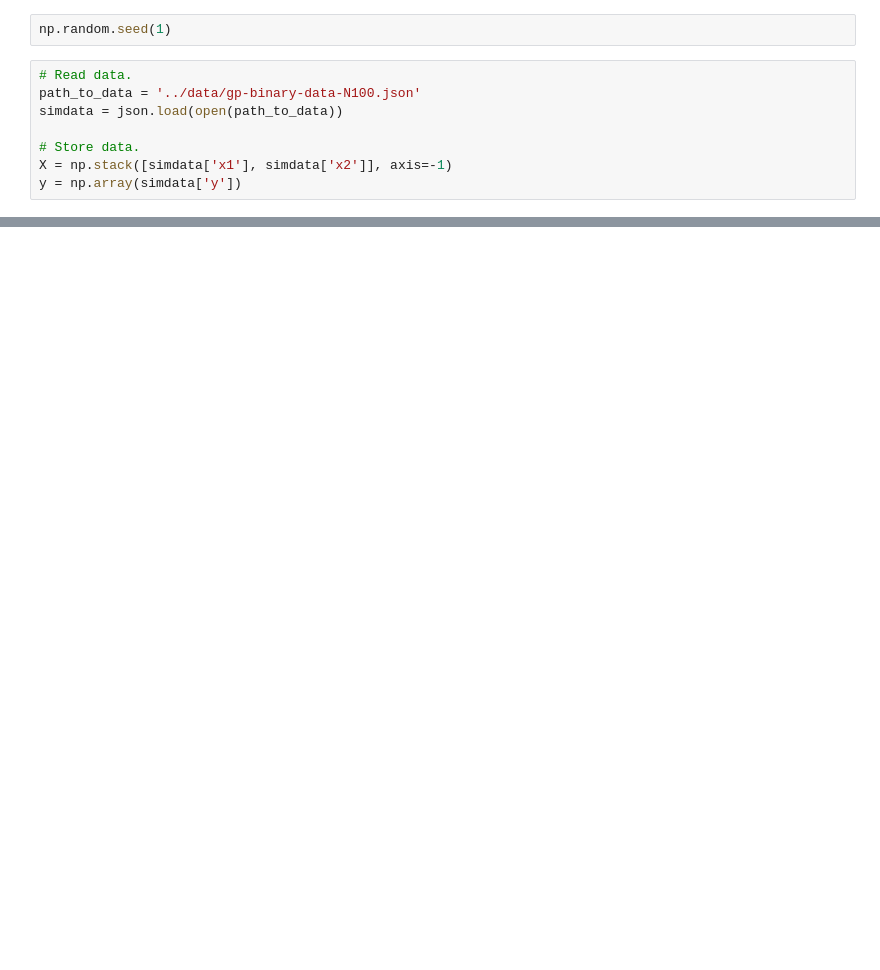
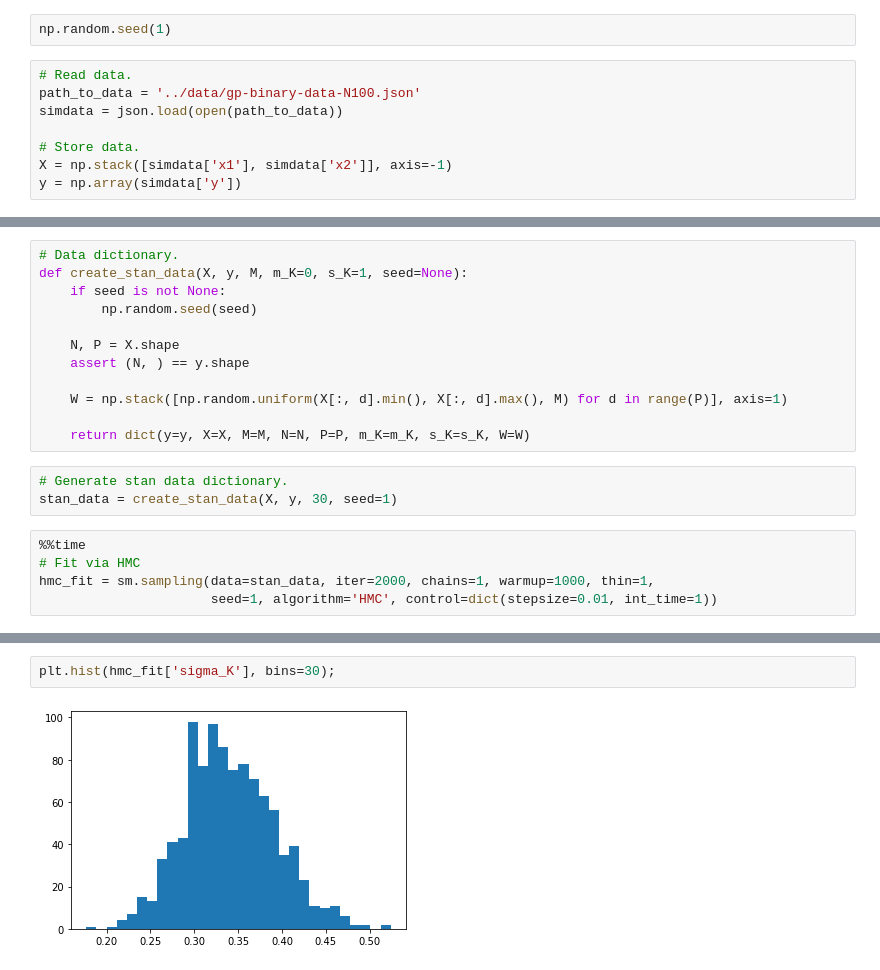
Before and after one commit to luiarthur/TuringBnpBenchmarks, a Jupyter notebook: src/gp-binary/notebooks/gp_binary_stan.ipynb, the cells around one changed output, grey strips where cells are left out. Cells and saved outputs as stored; diff of their text form; blank space fills up the shorter version.

```diff
--- a/src/gp-binary/notebooks/gp_binary_stan.ipynb
+++ b/src/gp-binary/notebooks/gp_binary_stan.ipynb
@@ -49,0 +102,20 @@ plot_data(X, y)
+# %%
+# Data dictionary.
+def create_stan_data(X, y, M, m_K=0, s_K=1, seed=None):
+    if seed is not None:
+        np.random.seed(seed)
+
+    N, P = X.shape
+    assert (N, ) == y.shape
+
+    W = np.stack([np.random.uniform(X[:, d].min(), X[:, d].max(), M) for d in range(P)], axis=1)
+
+    return dict(y=y, X=X, M=M, N=N, P=P, m_K=m_K, s_K=s_K, W=W)
+# %%
+# Generate stan data dictionary.
+stan_data = create_stan_data(X, y, 30, seed=1)
+# %%
+%%time
+# Fit via HMC
+hmc_fit = sm.sampling(data=stan_data, iter=2000, chains=1, warmup=1000, thin=1,
+                      seed=1, algorithm='HMC', control=dict(stepsize=0.01, int_time=1))
@@ -49,0 +127,4 @@ plot_data(X, y)
+# %%
+plt.hist(hmc_fit['sigma_K'], bins=30);
+# %% [output]
+[figure, added]
```
Also changed, not shown: parts of 13 cells of this notebook, 1 other file.
